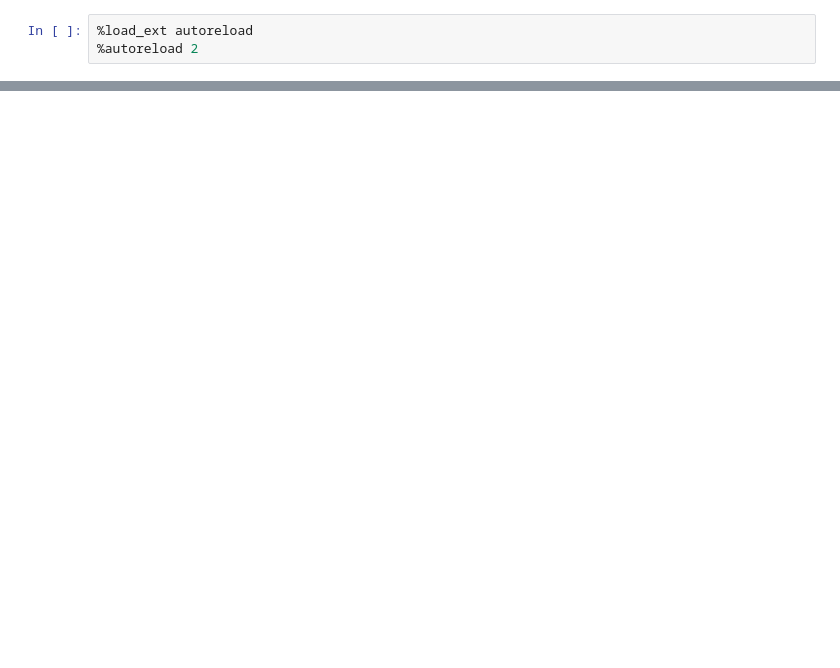
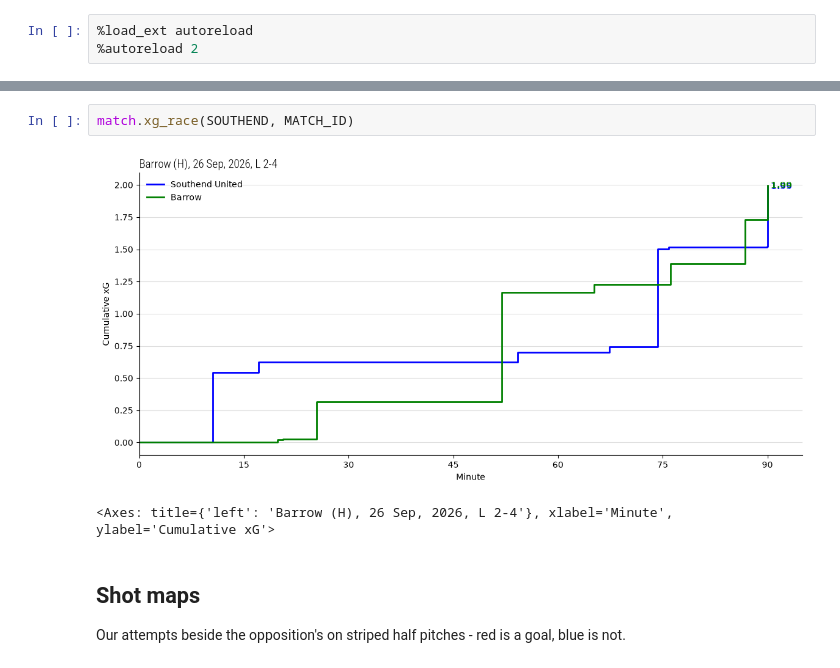
Before and after one commit to c-m-hunt/sufc_stats, a Jupyter notebook: notebooks/matchday.ipynb, the cells around one changed output, grey strips where cells are left out. Cells and saved outputs as stored; diff of their text form; blank space fills up the shorter version.

```diff
--- a/notebooks/matchday.ipynb
+++ b/notebooks/matchday.ipynb
@@ -363,0 +135,9 @@ s+UYOSuwLsS19eE+51AkhEBP1kfjGzOYDmkDnXTa
+# %%
+match.xg_race(SOUTHEND, MATCH_ID)
+# %% [output]
+[figure, added]
+<Axes: title={'left': 'Barrow (H), 26 Sep, 2026, L 2-4'}, xlabel='Minute', ylabel='Cumulative xG'>
+# %% [markdown]
+## Shot maps
+
+Our attempts beside the opposition's on striped half pitches - red is a goal, blue is not.
```
Also changed, not shown: parts of 47 cells of this notebook, 13 other files.
